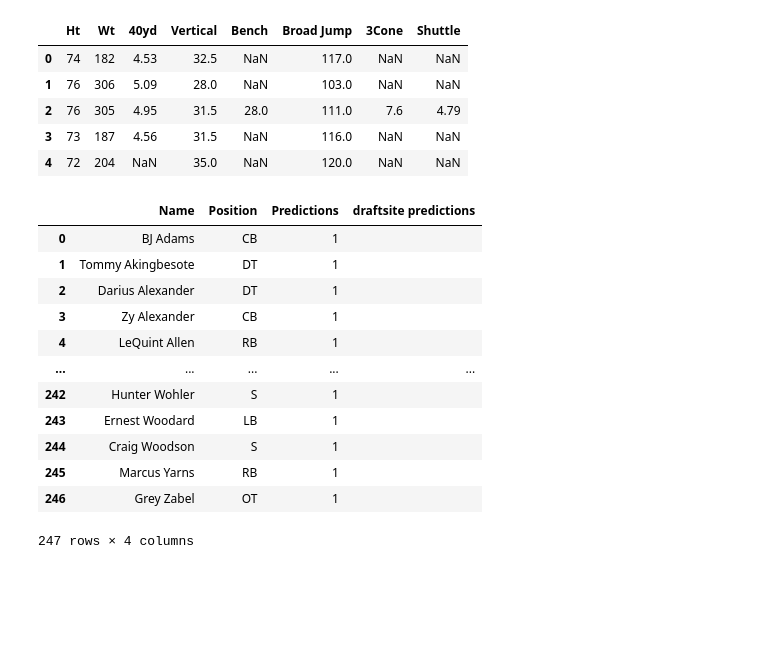
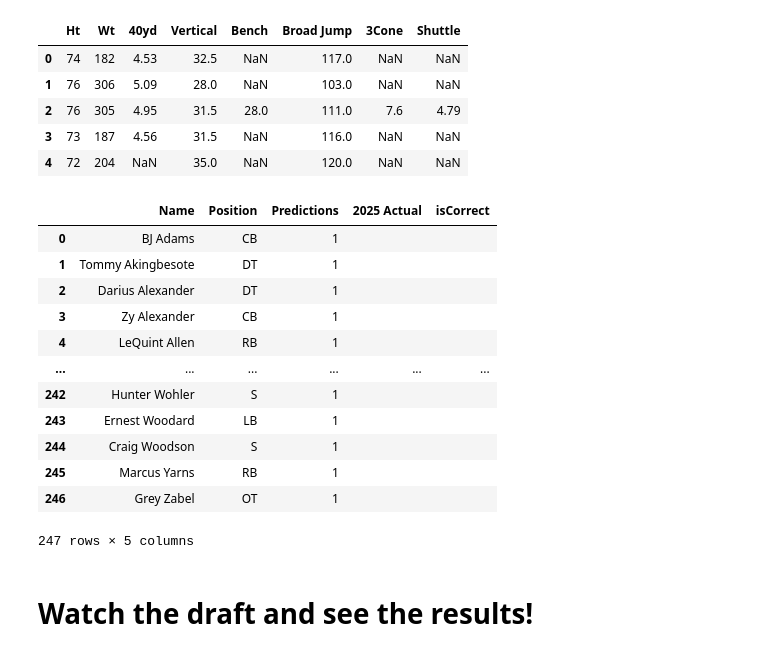
Before and after one commit to steveThomasTri/2025NFLDraft, a Jupyter notebook: Data First Model.ipynb, the cells around one changed output. Drawn from its saved outputs; the diff is of its cells as text; code cells hidden in the pictures; blank space fills up the shorter version.

Commit message:
First Model Complete

```diff
--- a/Data First Model.ipynb
+++ b/Data First Model.ipynb
@@ -6,7 +6,7 @@ from xgboost import XGBClassifier, plot_importance
 from sklearn.model_selection import train_test_split
 from sklearn.metrics import accuracy_score
 # %%
-df = pd.read_csv("drafted_2000_to_2024_final_to_prepare_for_first_model.csv")
+df = pd.read_csv("CSVfiles/drafted_2000_to_2024_final_to_prepare_for_first_model.csv")
 df
 # %% [output]
 |  | Unnamed: 0 | Player | Pos | School | Ht | Wt | 40yd | Vertical | Bench | Broad Jump | ... |
@@ -339,7 +336,7 @@ prospects_2025_df.to_csv("prospects2025.csv")
 # Complete 2025 Prospects
 # %%
 #Testing Data
-prospects_df = pd.read_csv("Prospects2025.csv")
+prospects_df = pd.read_csv("CSVfiles/Prospects2025.csv")
 Name = prospects_df["Player"]
 Positon = prospects_df["Pos"]
 #df = df.drop(["year","name","college","position"],1)
@@ -357,21 +354,23 @@ prospects_df.head()
 y_pred = model.predict(prospects_df)
 predictions = [round(value) for value in y_pred]
 # %%
-predictors = pd.DataFrame({"Name":Name,"Position":Positon,"Predictions":predictions,"draftsite predictions":""})
+predictors = pd.DataFrame({"Name":Name,"Position":Positon,"Predictions":predictions,"2025 Actual":"","isCorrect":""})
 predictors
 # %% [output]
-|  | Name | Position | Predictions | draftsite predictions |
-| 0 | BJ Adams | CB | 1 |  |
-| 1 | Tommy Akingbesote | DT | 1 |  |
-| 2 | Darius Alexander | DT | 1 |  |
-| 3 | Zy Alexander | CB | 1 |  |
-| 4 | LeQuint Allen | RB | 1 |  |
-| ... | ... | ... | ... | ... |
-| 242 | Hunter Wohler | S | 1 |  |
-| 243 | Ernest Woodard | LB | 1 |  |
-| 244 | Craig Woodson | S | 1 |  |
-| 245 | Marcus Yarns | RB | 1 |  |
-| 246 | Grey Zabel | OT | 1 |  |
+|  | Name | Position | Predictions | 2025 Actual | isCorrect |
+| 0 | BJ Adams | CB | 1 |  |  |
+| 1 | Tommy Akingbesote | DT | 1 |  |  |
+| 2 | Darius Alexander | DT | 1 |  |  |
+| 3 | Zy Alexander | CB | 1 |  |  |
+| 4 | LeQuint Allen | RB | 1 |  |  |
+| ... | ... | ... | ... | ... | ... |
+| 242 | Hunter Wohler | S | 1 |  |  |
+| 243 | Ernest Woodard | LB | 1 |  |  |
+| 244 | Craig Woodson | S | 1 |  |  |
+| 245 | Marcus Yarns | RB | 1 |  |  |
+| 246 | Grey Zabel | OT | 1 |  |  |
-247 rows × 4 columns
+247 rows × 5 columns
 # %%
 predictors.to_csv("2025 prediction.csv")
+# %% [markdown]
+# Watch the draft and see the results!
```
Also changed, not shown: parts of 3 cells of this notebook, 25 other files.
